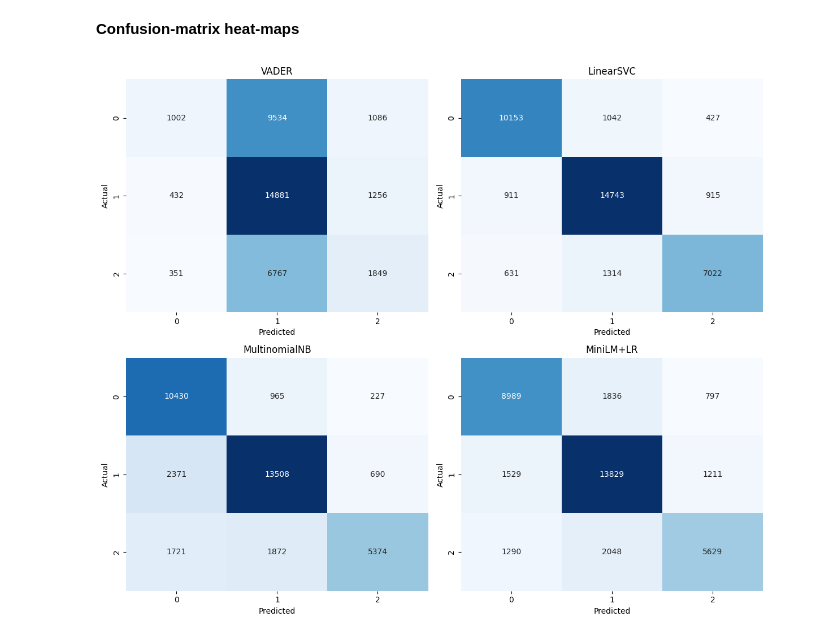
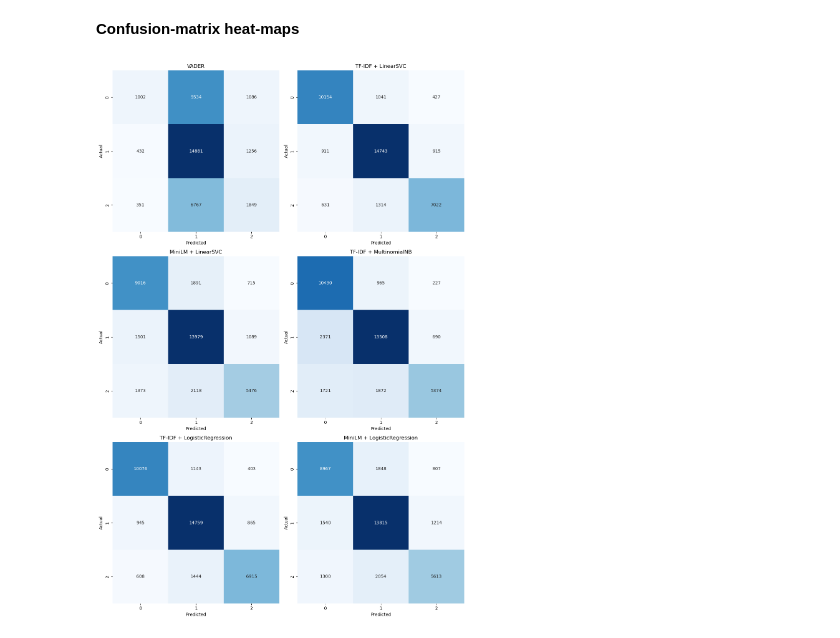
Before and after one commit to AimanIskndr/sentiment-analysis-malay-english, a Jupyter notebook: notebooks/model_train_and_eval.ipynb, the cells around one changed output. Drawn from its saved outputs; the diff is of its cells as text; code cells hidden in the pictures.

```diff
--- a/notebooks/model_train_and_eval.ipynb
+++ b/notebooks/model_train_and_eval.ipynb
@@ -129,0 +87,24 @@ MiniLM+LR      –  accuracy: 0.766, macro-F1: 0.751
+# %%
+results = {"VADER": y_pred_vader}
+metrics = {"VADER": (accuracy_score(y_test, y_pred_vader), f1_score(y_test, y_pred_vader, average="macro"))}
+models = {}
+# %%
+# Train classifiers on TF-IDF and MiniLM embeddings
+for clf_name, clf in classifiers.items():
+    # TF-IDF
+    clf.fit(X_train_tfidf, y_train)
+    pred_tfidf = clf.predict(X_test_tfidf)
+    name_tfidf = f"TF-IDF + {clf_name}"
+    results[name_tfidf] = pred_tfidf
+    metrics[name_tfidf] = (accuracy_score(y_test, pred_tfidf), f1_score(y_test, pred_tfidf, average="macro"))
+    models[name_tfidf] = clf
+
+    # MiniLM
+    if clf_name != "MultinomialNB":  # MNB doesn't work well with dense continuous features
+        clf_emb = classifiers[clf_name].__class__()
+        clf_emb.fit(X_train_emb, y_train)
+        pred_emb = clf_emb.predict(X_test_emb)
+        name_emb = f"MiniLM + {clf_name}"
+        results[name_emb] = pred_emb
+        metrics[name_emb] = (accuracy_score(y_test, pred_emb), f1_score(y_test, pred_emb, average="macro"))
+        models[name_emb] = clf_emb
@@ -149,31 +146,18 @@ plt.show()
 # %% [markdown]
 **Confusion-matrix heat-maps**
 # %%
-fig, axes = plt.subplots(2, 2, figsize=(12, 10))
+# Confusion matrices
+fig, axes = plt.subplots(nrows=3, ncols=2, figsize=(12, 18))
 axes = axes.flatten()
 
-# Plot each confusion matrix
-for ax, (name, preds) in zip(
-    axes,
-    [("VADER", y_pred_vdr),
-     ("LinearSVC", y_pred_svc),
-     ("MultinomialNB", y_pred_mnb),
-     ("MiniLM+LR", y_pred_emb)],
-):
+for ax, (name, preds) in zip(axes, results.items()):
     cm = confusion_matrix(y_test, preds, labels=["Negative", "Neutral", "Positive"])
-    sns.heatmap(
-        cm,
-        annot=True,
-        fmt="d",
-        cmap="Blues",
-        cbar=False,
-        ax=ax,
-    )
+    sns.heatmap(cm, annot=True, fmt="d", cmap="Blues", cbar=False, ax=ax)
     ax.set_title(name)
     ax.set_xlabel("Predicted")
     ax.set_ylabel("Actual")
 
 plt.tight_layout()
 plt.show()
 # %% [output]
-[figure, old version]
+[figure, new version]
```
Also changed, not shown: parts of 23 cells of this notebook, 1 other file.
